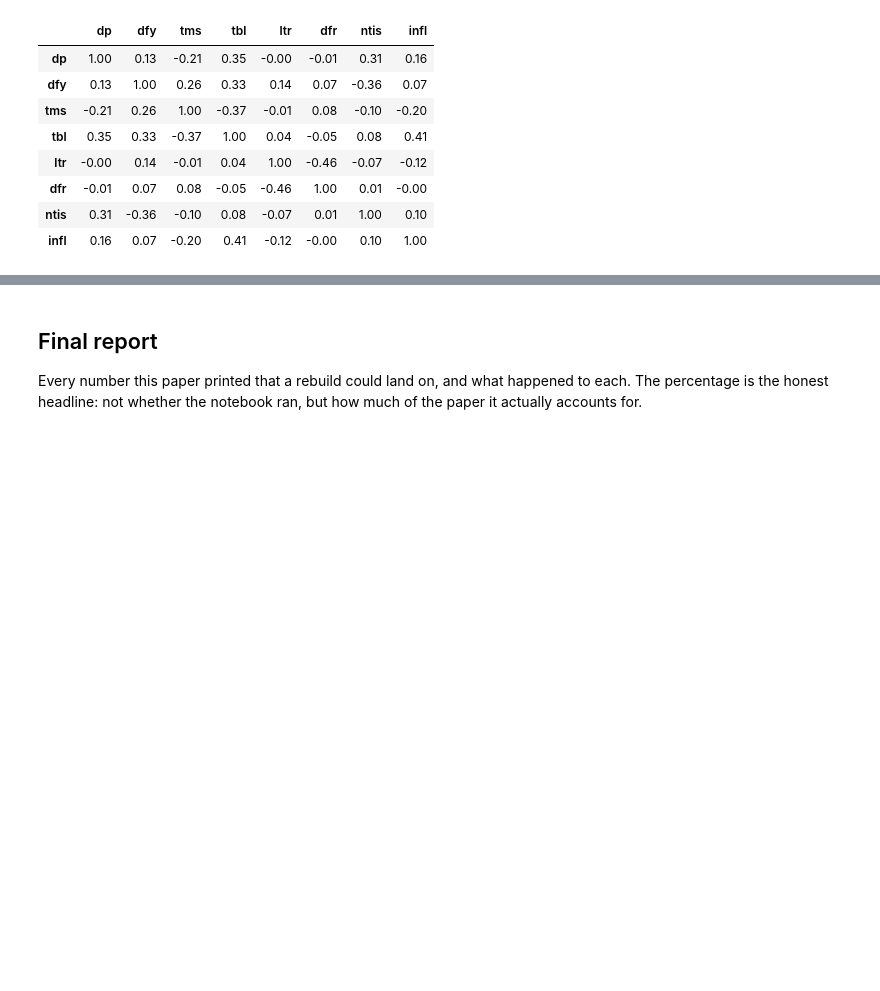
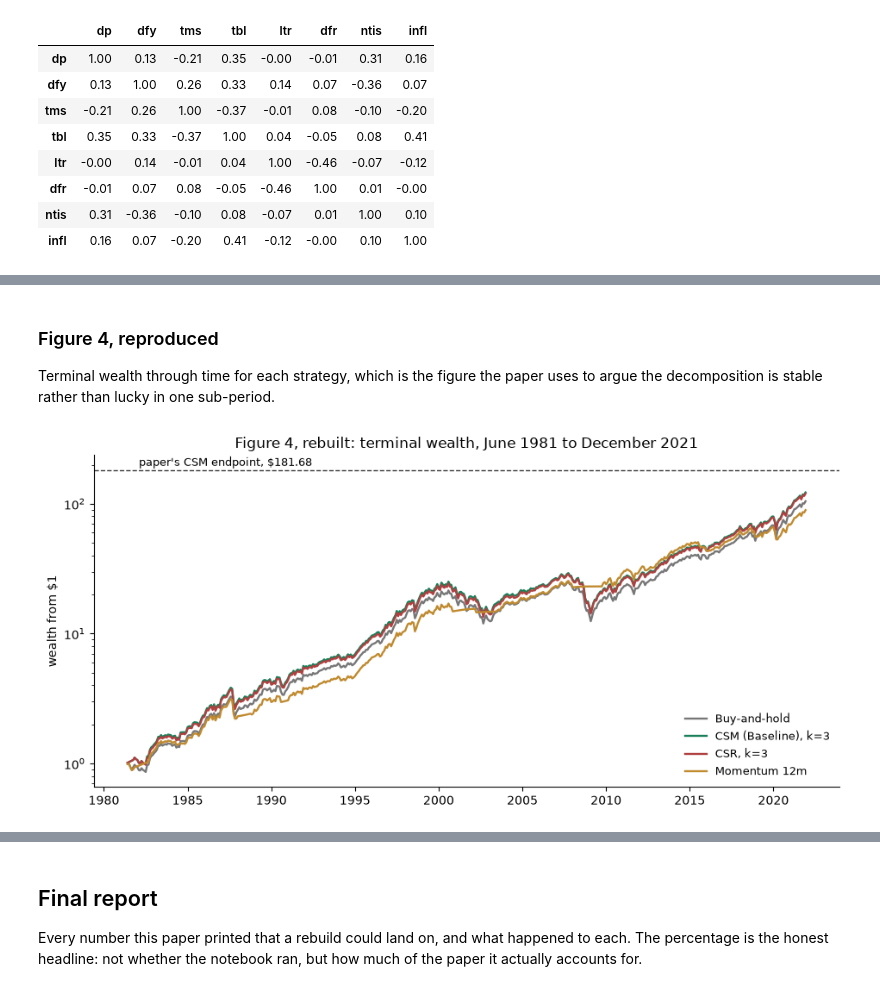
Before and after one commit to RezaSoleymanifar/alpha-archive, a Jupyter notebook: notebooks/2606.04153_sign_and_magnitude.ipynb, the cells around one changed output, grey strips where cells are left out. Cells and saved outputs as stored; diff of their text form; code cells hidden in the pictures; blank space fills up the shorter version.

```diff
--- a/notebooks/2606.04153_sign_and_magnitude.ipynb
+++ b/notebooks/2606.04153_sign_and_magnitude.ipynb
@@ -195,0 +194,11 @@ paper: tbl has the largest absolute correlation,
+# %%
+import sys; sys.path.insert(0, '..')
+from alpha_archive.replications import decomp2026 as D
+
+frame = D.load()
+ours  = D.table6(frame)
+paper = pd.DataFrame(D.TABLE6_PAPER).T.reindex(ours.index)
+
+side = ours.join(paper, rsuffix=' (paper)', lsuffix=' (ours)')
+side = side[sorted(side.columns, key=lambda c: (c.split()[0], 'paper' in c))]
+side.round(2)
@@ -195,0 +213,22 @@ paper: tbl has the largest absolute correlation,
+# %% [markdown]
+### Figure 4, reproduced
+
+Terminal wealth through time for each strategy, which is the figure the paper uses to argue the decomposition is stable rather than lucky in one sub-period.
+# %%
+paths = D.wealth_paths(frame)
+fig, ax = plt.subplots(figsize=(9.5, 4.6))
+shades = {'Buy-and-hold': '#777777', 'CSM (Baseline), k=3': '#1a7f5a',
+          'CSR, k=3': '#b04040', 'Momentum 12m': '#c08a2e'}
+for col in paths.columns:
+    ax.plot(paths.index, paths[col], lw=1.7, label=col,
+            color=shades.get(col))
+ax.axhline(181.68, ls='--', lw=1, color='#333')
+ax.text(paths.index[8], 196, "paper's CSM endpoint, $181.68", fontsize=9)
+ax.set_yscale('log')
+ax.set_ylabel('wealth from $1')
+ax.set_title('Figure 4, rebuilt: terminal wealth, June 1981 to December 2021')
+ax.legend(frameon=False, fontsize=9)
+ax.spines[['top', 'right']].set_visible(False)
+fig.tight_layout()
+# %% [output]
+[figure, added]
```
Also changed, not shown: parts of 8 cells of this notebook, 2 other files.
